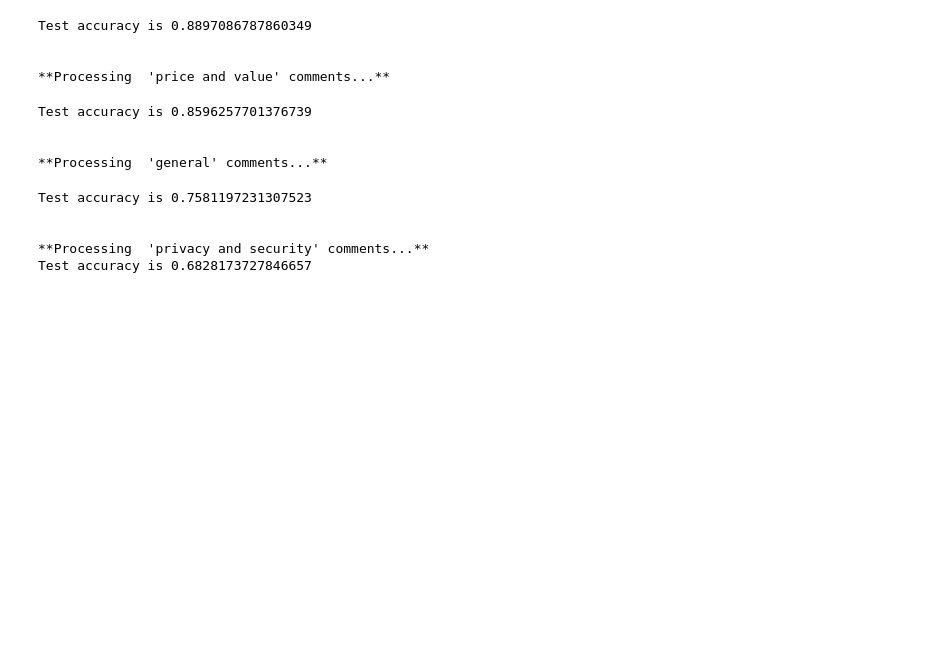
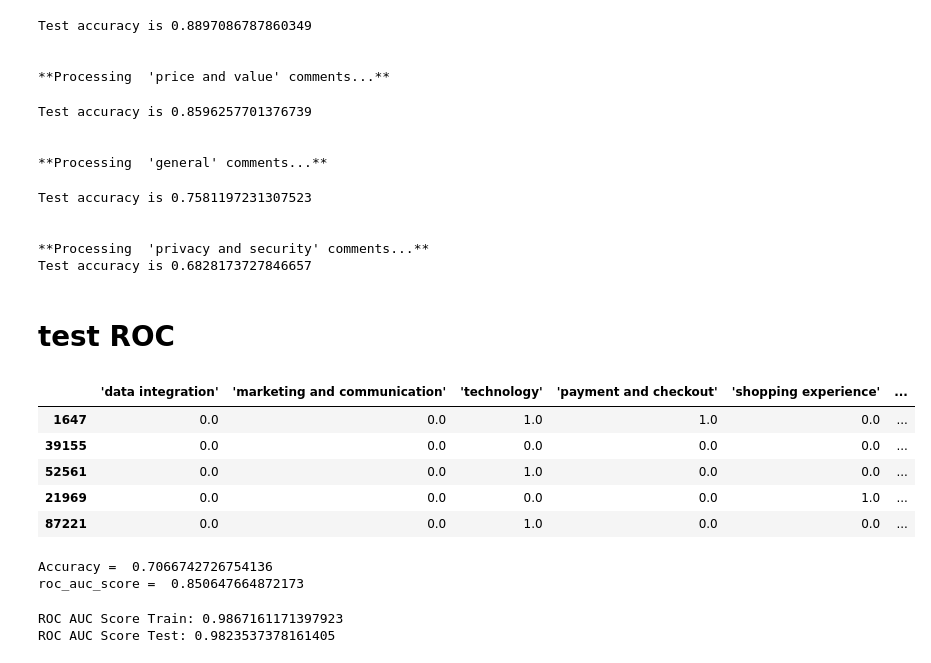
Before and after one commit to paferuto/ABSA-on-IoT-comments, a Jupyter notebook: 04.Model/LogisticWithMultilabel.ipynb, the cells around one changed output. Saved outputs shown, nothing was run; the diff lists cells and outputs as text; code cells hidden in the pictures; blank space fills up the shorter version.

```diff
--- a/04.Model/LogisticWithMultilabel.ipynb
+++ b/04.Model/LogisticWithMultilabel.ipynb
@@ -222,3 +224,17 @@ Test accuracy is 0.7581197231307523
 
 **Processing  'privacy and security' comments...**
 Test accuracy is 0.6828173727846657
+# %% [markdown]
+# test ROC
+# %%
+# create train and test data
+X_train, X_test, y_train, y_test = train_test_split(df['Comment'], df.drop(['Name','Time','Store','Comment','Aspect','polarity'],axis=1), test_size=0.2, random_state=42)
+# %%
+y_train.head()
+# %% [output]
+|  | 'data integration' | 'marketing and communication' | 'technology' | 'payment and checkout' | 'shopping experience' | ... |
+| 1647 | 0.0 | 0.0 | 1.0 | 1.0 | 0.0 | ... |
+| 39155 | 0.0 | 0.0 | 0.0 | 0.0 | 0.0 | ... |
+| 52561 | 0.0 | 0.0 | 1.0 | 0.0 | 0.0 | ... |
+| 21969 | 0.0 | 0.0 | 0.0 | 0.0 | 1.0 | ... |
+| 87221 | 0.0 | 0.0 | 1.0 | 0.0 | 0.0 | ... |
@@ -224,0 +256,15 @@ Test accuracy is 0.6828173727846657
+# %%
+# fit the training dataset on the pipeline
+logPipeline.fit(X_train, y_train)
+
+# make predictions and get the accuracy
+predictions = logPipeline.predict(X_test)
+
+# accuracy
+print("Accuracy = ",accuracy_score(y_test,predictions))
+
+# roc_auc_score
+print("roc_auc_score = ",roc_auc_score(y_test,predictions))
+# %% [output]
+Accuracy =  0.7066742726754136
+roc_auc_score =  0.850647664872173
@@ -224,0 +274,9 @@ Test accuracy is 0.6828173727846657
+# %%
+roc_auc_score_train = roc_auc_score(y_train, y_train_pred_proba,average='weighted')
+roc_auc_score_test = roc_auc_score(y_test, y_valid_pred_proba,average='weighted')
+
+print("ROC AUC Score Train:", roc_auc_score_train)
+print("ROC AUC Score Test:", roc_auc_score_test)
+# %% [output]
+ROC AUC Score Train: 0.9867161171397923
+ROC AUC Score Test: 0.9823537378161405
```
Also changed, not shown: parts of 3 cells of this notebook, 2 other files.
